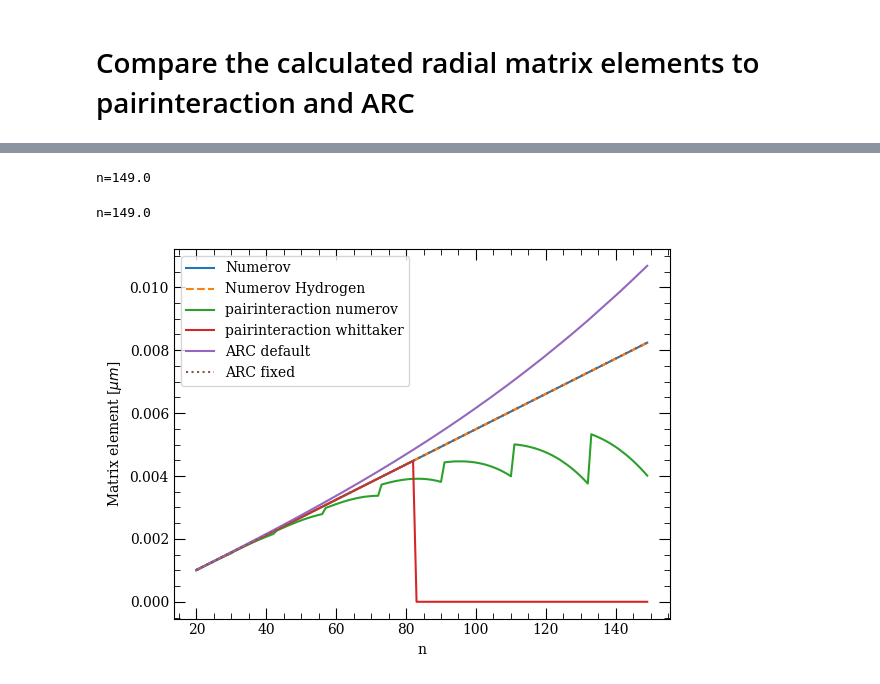
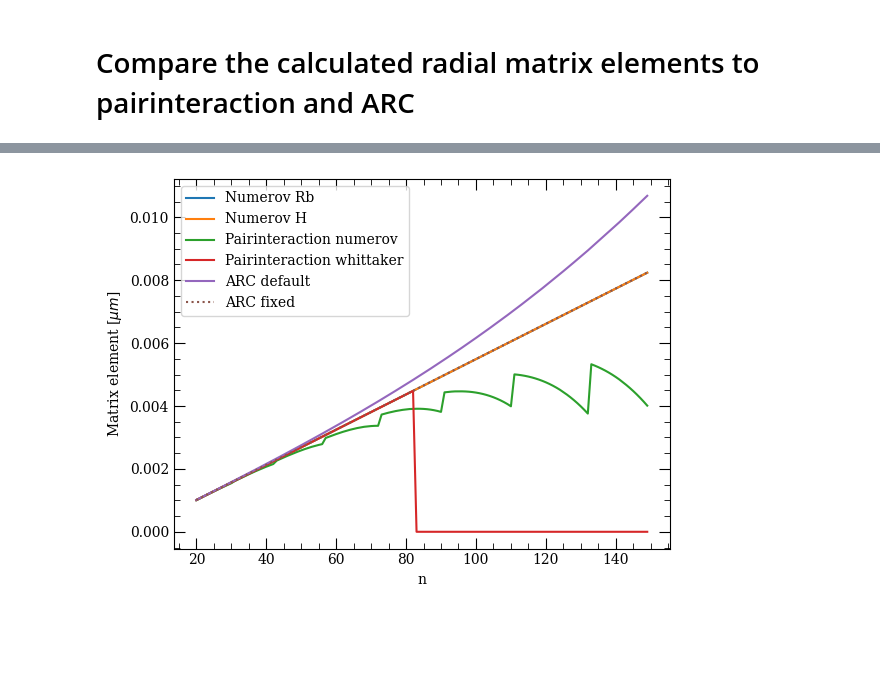
Before and after one commit to pairinteraction/ryd-numerov, a Jupyter notebook: docs/examples/comparisons/compare_radial_matrix_element.ipynb, the cells around one changed output, grey strips where cells are left out. Saved outputs shown, nothing was run; the diff lists cells and outputs as text; code cells hidden in the pictures; blank space fills up the shorter version.

```diff
--- a/docs/examples/comparisons/compare_radial_matrix_element.ipynb
+++ b/docs/examples/comparisons/compare_radial_matrix_element.ipynb
@@ -29 +21,3 @@ matrixelements = {}
+# %%
+results = {}
 # %%
@@ -40,0 +39,19 @@ n=149.0
+# %%
+import os
+
+from pairinteraction import pireal as pi
+
+os.makedirs("./.pairinteraction_cache/", exist_ok=True)
+cache = pi.MatrixElementCache("./.pairinteraction_cache/")
+
+for method in ["Numerov", "Whittaker"]:
+    key = f"Pairinteraction {method.lower()}"
+    cache.setMethod(pi.NUMEROV if method == "Numerov" else pi.WHITTAKER)
+    results[key] = []
+    for qn1, qn2 in zip(qn1_list, qn2_list):
+        print(f"n={qn1[0]}", end="\r")
+        state_i = pi.StateOne("Rb", int(qn1[0]), int(qn1[1]), qn1[2], qn1[3])
+        state_f = pi.StateOne("Rb", int(qn2[0]), int(qn2[1]), qn2[2], qn2[3])
+        results[key].append(cache.getRadial(state_f, state_i, 1))
+
+    results[key] = np.array(results[key])
@@ -55,71 +79,16 @@ n=149.0
-# %%
-if int(np.__version__.split(".")[0]) < 2:
-    import os
-
-    from pairinteraction import pireal as pi
-
-    os.makedirs("./.pairinteraction_cache/", exist_ok=True)
-    cache = pi.MatrixElementCache("./.pairinteraction_cache/")
-
-    # Pairinteraction Numerov
-    cache.setMethod(pi.NUMEROV)
-    matrixelements["pairinteraction numerov"] = []
-    for qn1, qn2 in zip(qn1_list, qn2_list):
-        print(f"n={qn1[0]}", end="\r")
-        state_i = pi.StateOne("Rb", int(qn1[0]), int(qn1[1]), qn1[2], qn1[3])
-        state_f = pi.StateOne("Rb", int(qn2[0]), int(qn2[1]), qn2[2], qn2[3])
-        matrixelements["pairinteraction numerov"].append(cache.getRadial(state_f, state_i, 1))
-
-    matrixelements["pairinteraction numerov"] = np.array(matrixelements["pairinteraction numerov"], dtype=float)
-
-    # Pairinteraction Whittaker
-    cache.setMethod(pi.WHITTAKER)
-    matrixelements["pairinteraction whittaker"] = []
-    for qn1, qn2 in zip(qn1_list, qn2_list):
-        print(f"n={qn1[0]}", end="\r")
-        state_i = pi.StateOne("Rb", int(qn1[0]), int(qn1[1]), qn1[2], qn1[3])
-        state_f = pi.StateOne("Rb", int(qn2[0]), int(qn2[1]), qn2[2], qn2[3])
-        matrixelements["pairinteraction whittaker"].append(cache.getRadial(state_f, state_i, 1))
-
-    matrixelements["pairinteraction whittaker"] = np.array(matrixelements["pairinteraction whittaker"], dtype=float)
-else:
-    print(f"pairinteraction not available with numpy >= 2.0, but numpy {np.__version__} is installed.")
-# %% [output]
-n=149.0
-# %%
-import arc
-from arc_functions import arc_getRadialMatrixElement
-
-atom = arc.Rubidium87()
-
-for use_fixed_arc in [False, True]:
-    key = "ARC fixed" if use_fixed_arc else "ARC default"
-    matrixelements[key] = []
-    for qn1, qn2 in zip(qn1_list, qn2_list):
-        print(f"n={qn1[0]}", end="\r")
-        v = arc_getRadialMatrixElement(
-            atom, int(qn1[0]), int(qn1[1]), qn1[2], int(qn2[0]), int(qn2[1]), qn2[2], use_fixed_arc=use_fixed_arc
-        )
-        matrixelements[key].append(v)
-
-    matrixelements[key] = np.array(matrixelements[key], dtype=float)
-    matrixelements[key] *= ureg.Quantity(1, "bohr_radius").to("micrometer").magnitude
-# %% [output]
-n=149.0
 # %%
-n_list = qn1_list[:, 0]
 ls_dict = {"Numerov Hydrogen": "--", "ARC fixed": ":"}
 
 fig, ax = plt.subplots()
 
-for key, values in matrixelements.items():
+for key, values in results.items():
     ls = ls_dict.get(key, "-")
     ax.plot(n_list, values, ls=ls, label=key)
 
 ax.set_xlabel("n")
 ax.set_ylabel(r"Matrix element [$\mu m$]")
 
 ax.legend()
 plt.show()
 # %% [output]
-[figure, old version]
+[figure, new version]
```
Also changed, not shown: parts of 6 cells of this notebook, 5 other files.
